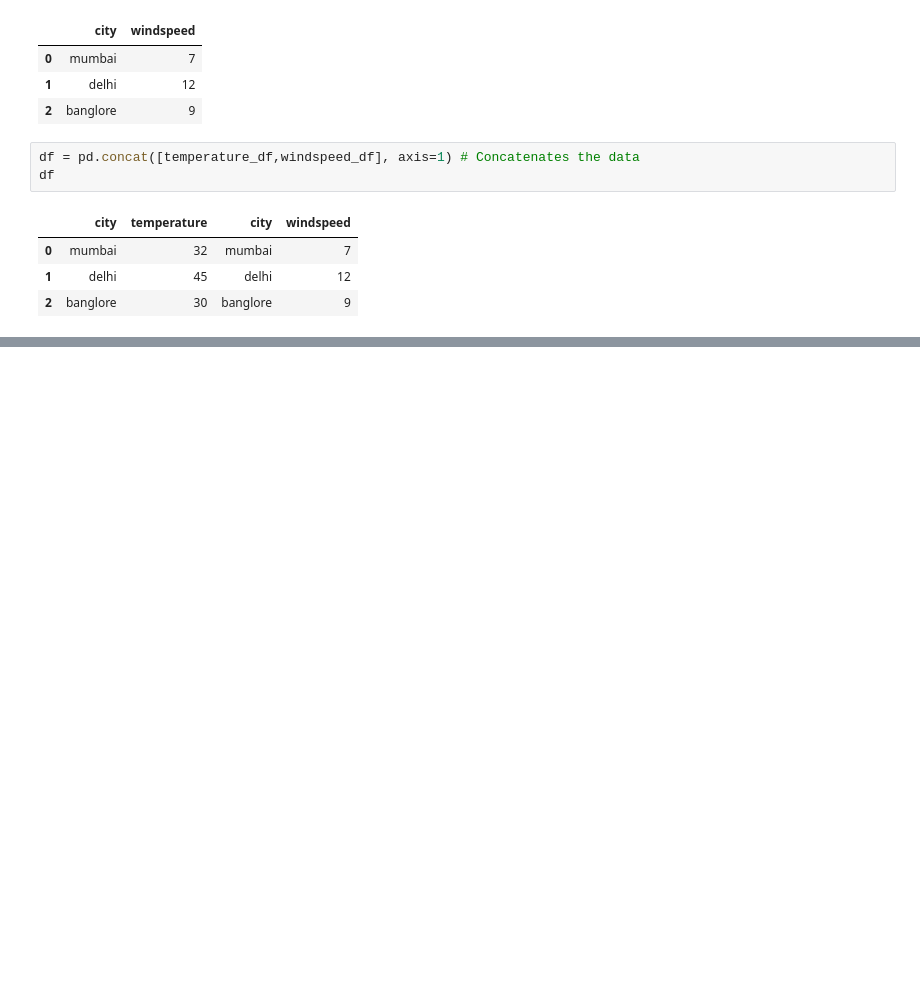
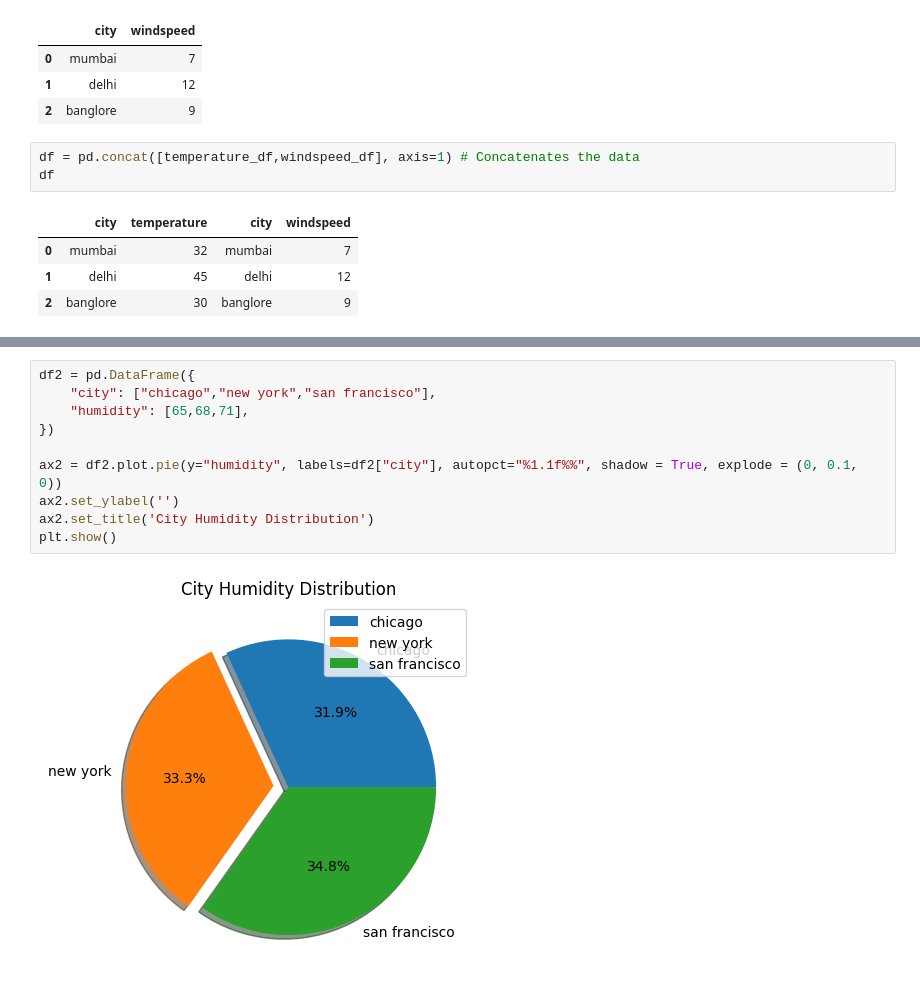
Before and after one commit to jenish2917/Python, a Jupyter notebook: jupyter notbook/Pandas.ipynb, the cells around one changed output, grey strips where cells are left out. Cells and saved outputs as stored; diff of their text form; blank space fills up the shorter version.

```diff
--- a/jupyter notbook/Pandas.ipynb
+++ b/jupyter notbook/Pandas.ipynb
@@ -601,0 +620,12 @@ df
+# %%
+df2 = pd.DataFrame({
+    "city": ["chicago","new york","san francisco"],
+    "humidity": [65,68,71],
+})
+
+ax2 = df2.plot.pie(y="humidity", labels=df2["city"], autopct="%1.1f%%", shadow = True, explode = (0, 0.1, 0))
+ax2.set_ylabel('')
+ax2.set_title('City Humidity Distribution')
+plt.show()
+# %% [output]
+[figure, added]
```
Also changed, not shown: parts of 23 cells of this notebook, 5 other files.
